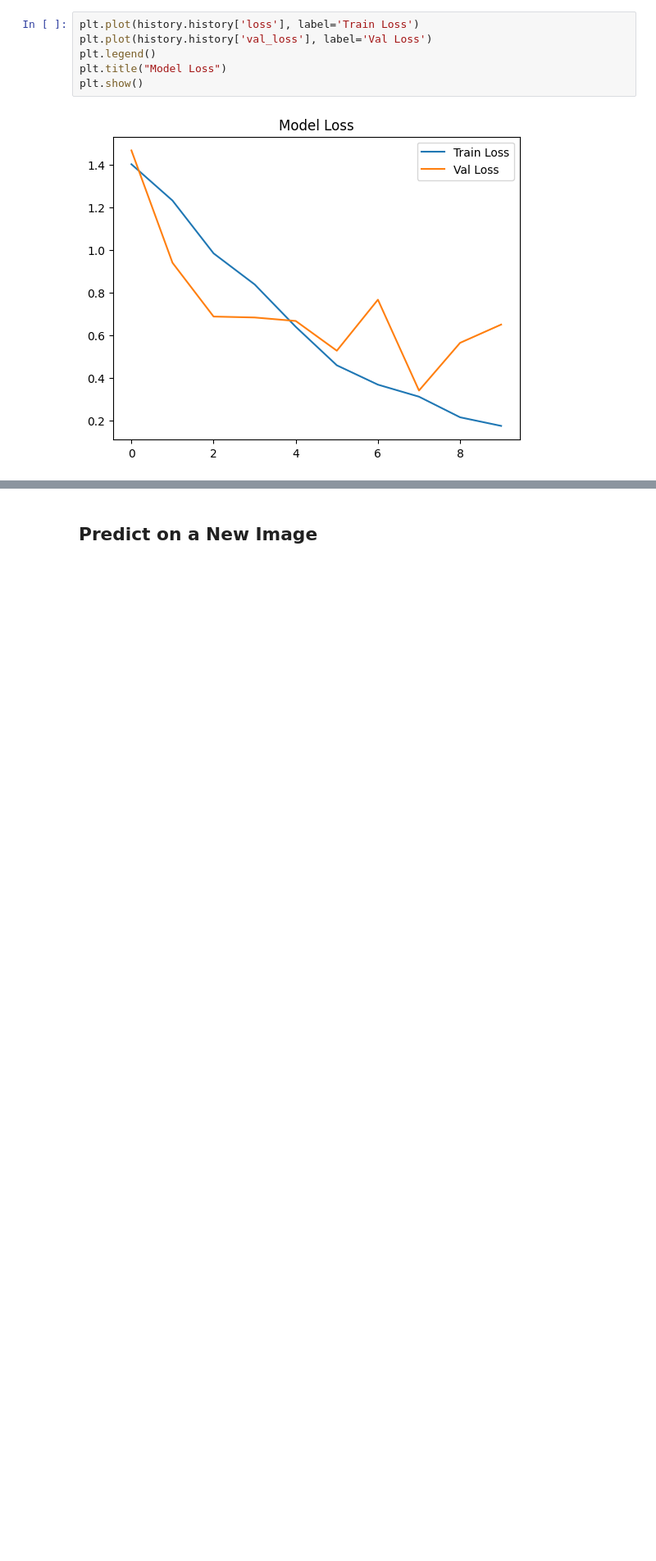
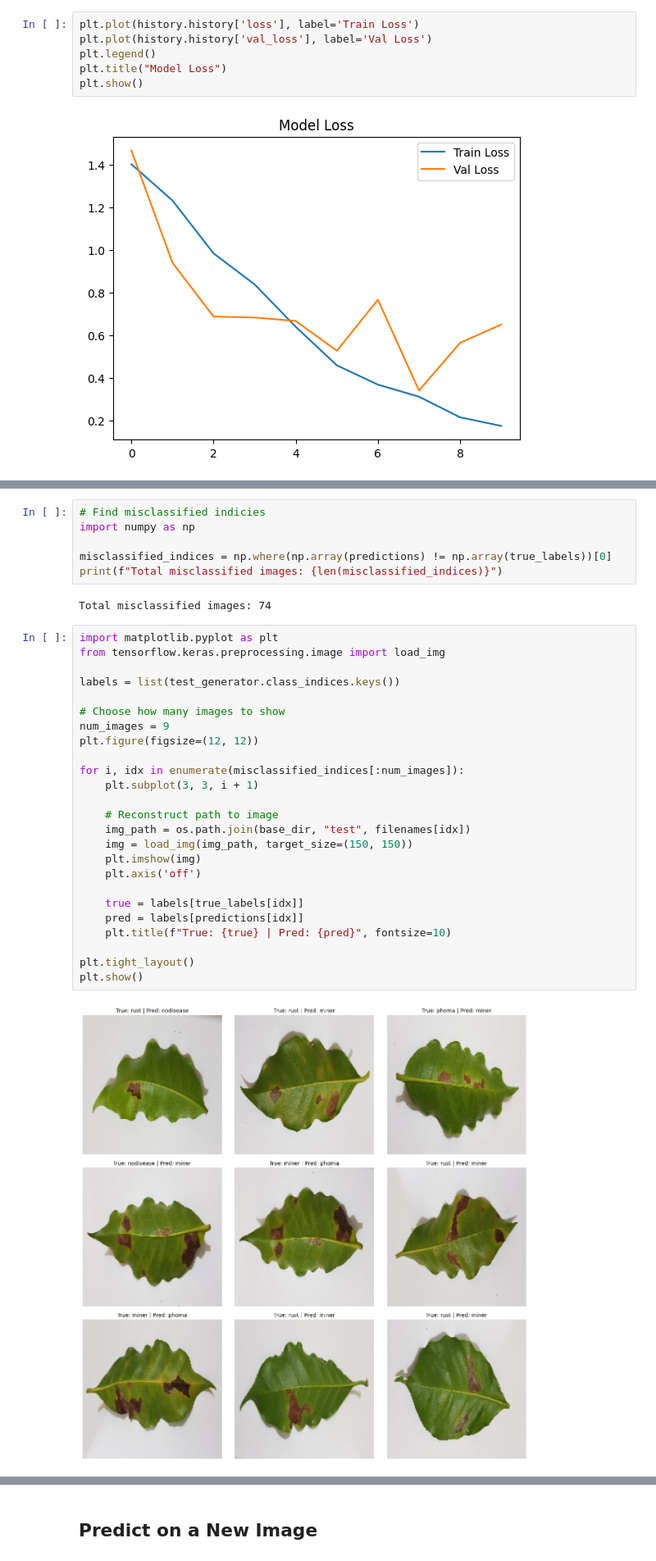
Before and after one commit to Ejay123-tech/coffee-disease-prediction-, a Jupyter notebook: Coffe_leaf_disease_.ipynb, the cells around one changed output, grey strips where cells are left out. Shown at 82% size. Cells and saved outputs as stored; diff of their text form; blank space fills up the shorter version.

```diff
--- a/Coffe_leaf_disease_.ipynb
+++ b/Coffe_leaf_disease_.ipynb
@@ -168,0 +243,35 @@ plt.show()
+# %%
+# Find misclassified indicies
+import numpy as np
+
+misclassified_indices = np.where(np.array(predictions) != np.array(true_labels))[0]
+print(f"Total misclassified images: {len(misclassified_indices)}")
+# %% [output]
+Total misclassified images: 74
+# %%
+import matplotlib.pyplot as plt
+from tensorflow.keras.preprocessing.image import load_img
+
+labels = list(test_generator.class_indices.keys())
+
+# Choose how many images to show
+num_images = 9
+plt.figure(figsize=(12, 12))
+
+for i, idx in enumerate(misclassified_indices[:num_images]):
+    plt.subplot(3, 3, i + 1)
+
+    # Reconstruct path to image
+    img_path = os.path.join(base_dir, "test", filenames[idx])
+    img = load_img(img_path, target_size=(150, 150))
+    plt.imshow(img)
+    plt.axis('off')
+
+    true = labels[true_labels[idx]]
+    pred = labels[predictions[idx]]
+    plt.title(f"True: {true} | Pred: {pred}", fontsize=10)
+
+plt.tight_layout()
+plt.show()
+# %% [output]
+[figure, added]
```
Also changed, not shown: parts of 8 cells of this notebook.
